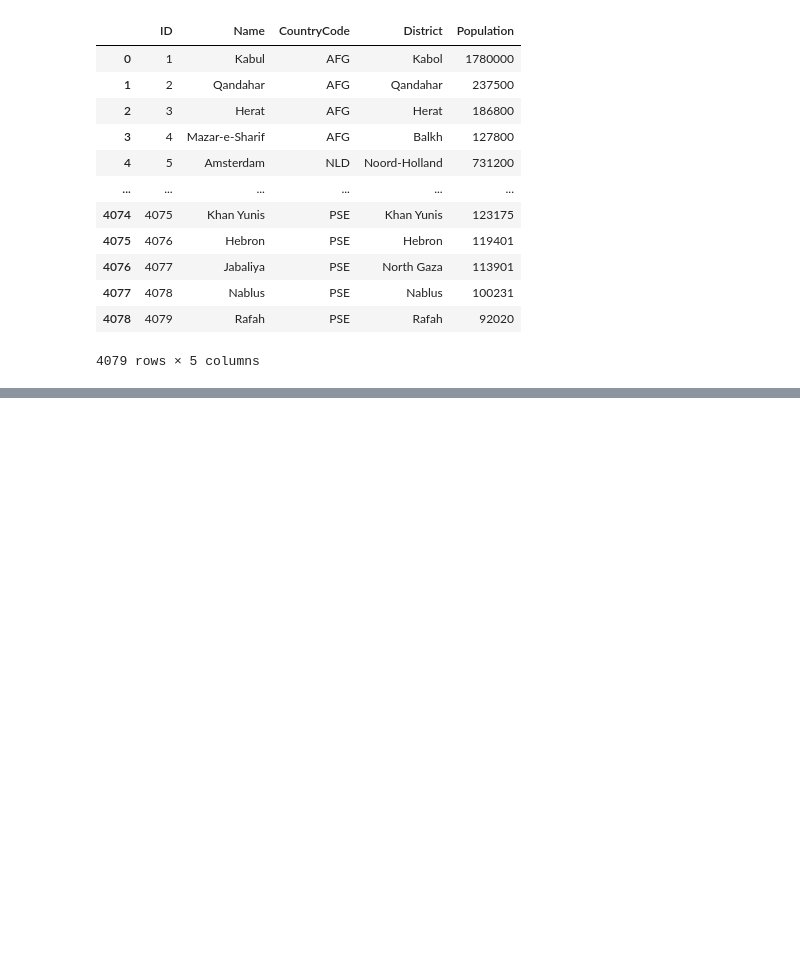
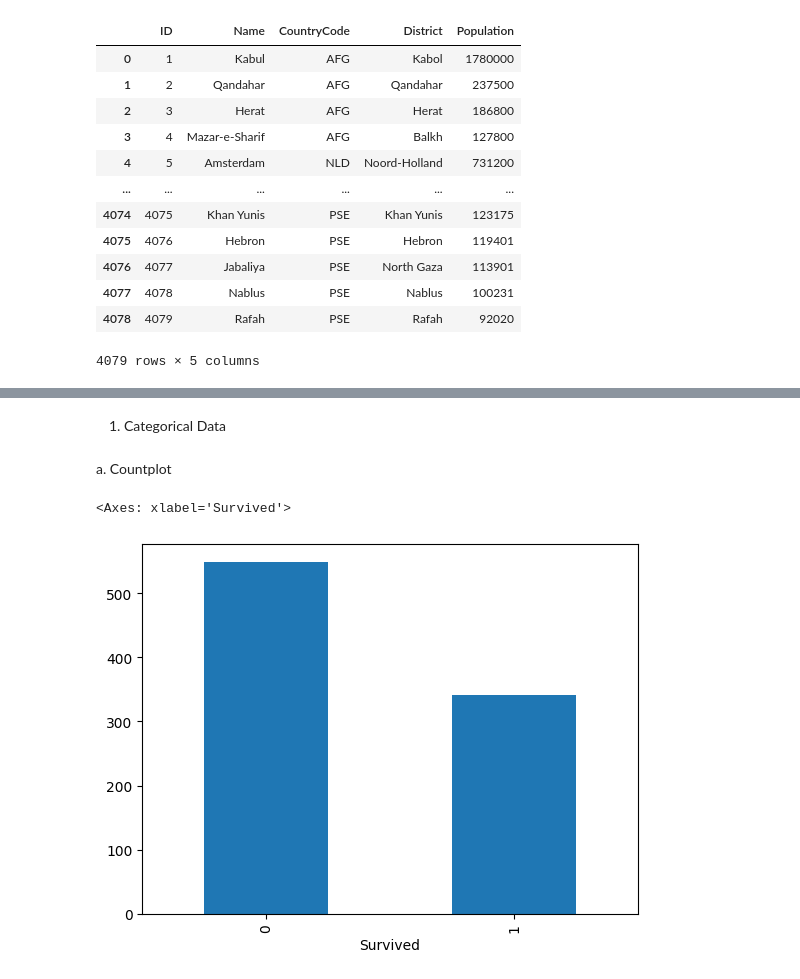
Before and after one commit to jenish2917/Machine-Learning, a Jupyter notebook: Data Fetch.ipynb, the cells around one changed output, grey strips where cells are left out. Cells and saved outputs as stored; diff of their text form; code cells hidden in the pictures; blank space fills up the shorter version.

```diff
--- a/Data Fetch.ipynb
+++ b/Data Fetch.ipynb
@@ -160,0 +163,4 @@ print(soup.prettify())
+# %%
+import pandas as pd
+df= pd.read_csv("train.csv")
+df.head()
@@ -160,0 +174,4 @@ print(soup.prettify())
+# %% [markdown]
+1. Categorical Data
+# %% [markdown]
+a. Countplot
@@ -160,0 +180,6 @@ print(soup.prettify())
+# %%
+# sns.countplot(df["Survived"])
+df["Survived"].value_counts().plot(kind = "bar")
+# %% [output]
+<Axes: xlabel='Survived'>
+[figure, added]
```
Also changed, not shown: parts of 31 cells of this notebook, 2 other files.
